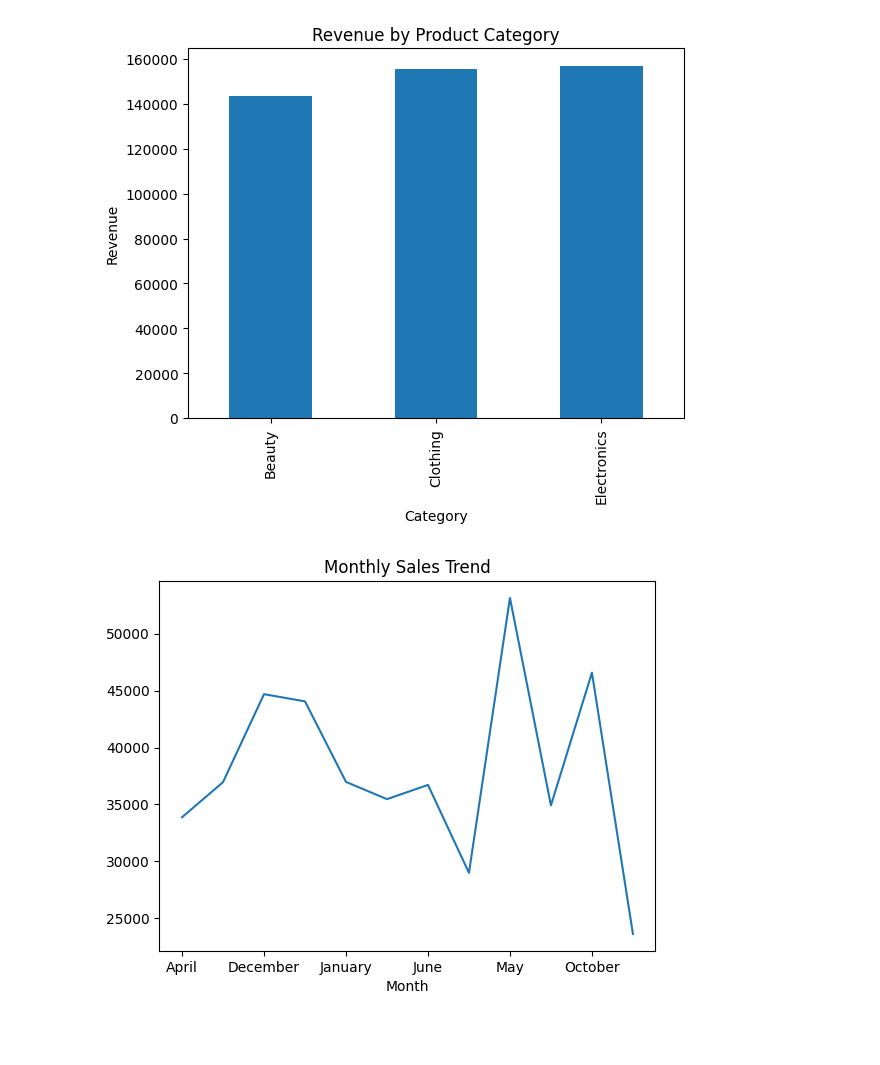
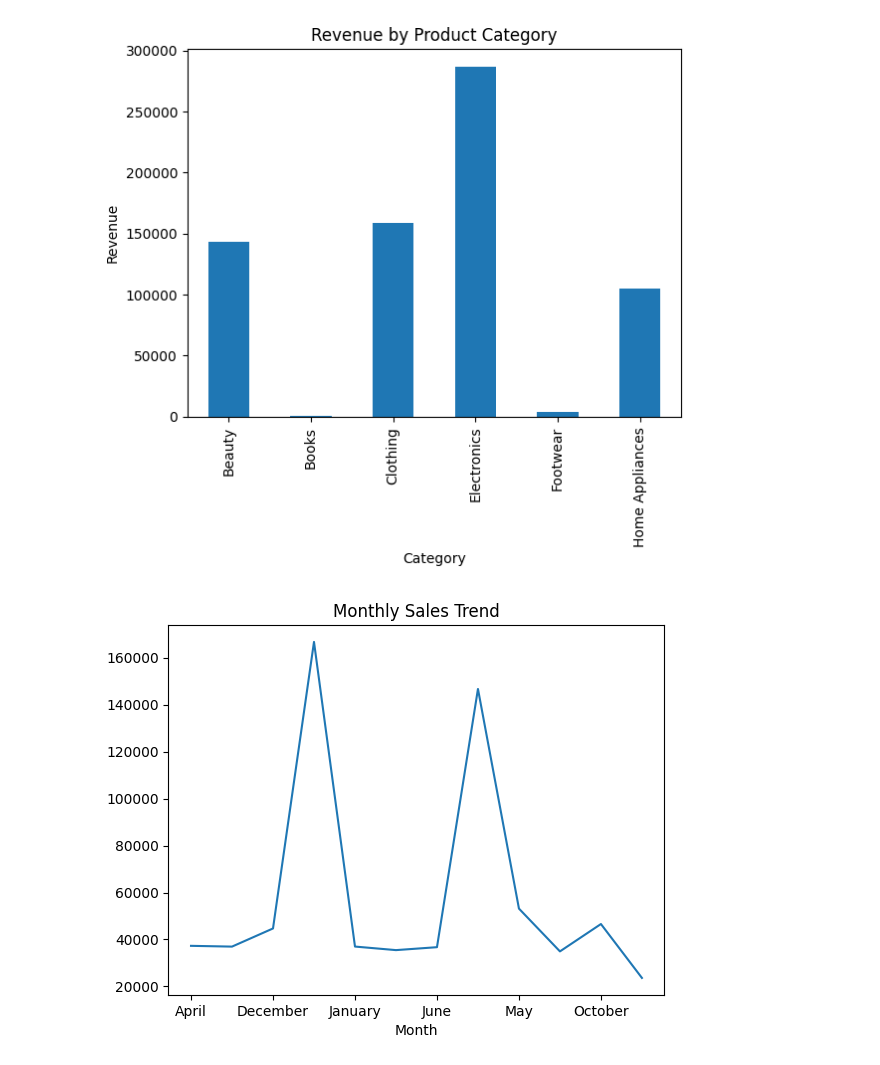
Before and after one commit to Miruthula122/Inventory-Dashboard, a Jupyter notebook: Notebooks/data_cleaning.ipynb, the cells around one changed output. Cells and saved outputs as stored; diff of their text form; code cells hidden in the pictures; blank space fills up the shorter version.

Commit message:
sales updated

```diff
--- a/Notebooks/data_cleaning.ipynb
+++ b/Notebooks/data_cleaning.ipynb
@@ -193,18 +179,18 @@ plt.show()
 # %%
-category_sales = df.groupby('Product Category')['Total Amount'].sum()
+category_sales = combined_df.groupby('Product Category')['Total Amount'].sum()
 
 category_sales.plot(kind='bar')
 plt.title("Revenue by Product Category")
 plt.xlabel("Category")
 plt.ylabel("Revenue")
 plt.show()
 # %% [output]
-[figure, old version]
+[figure, new version]
 # %%
-monthly_sales = df.groupby('Month')['Total Amount'].sum()
+monthly_sales = combined_df.groupby('Month')['Total Amount'].sum()
 
 monthly_sales.plot(kind='line')
 plt.title("Monthly Sales Trend")
 plt.show()
 # %% [output]
-[figure, old version]
+[figure, new version]
```
Also changed, not shown: parts of 15 cells of this notebook.
